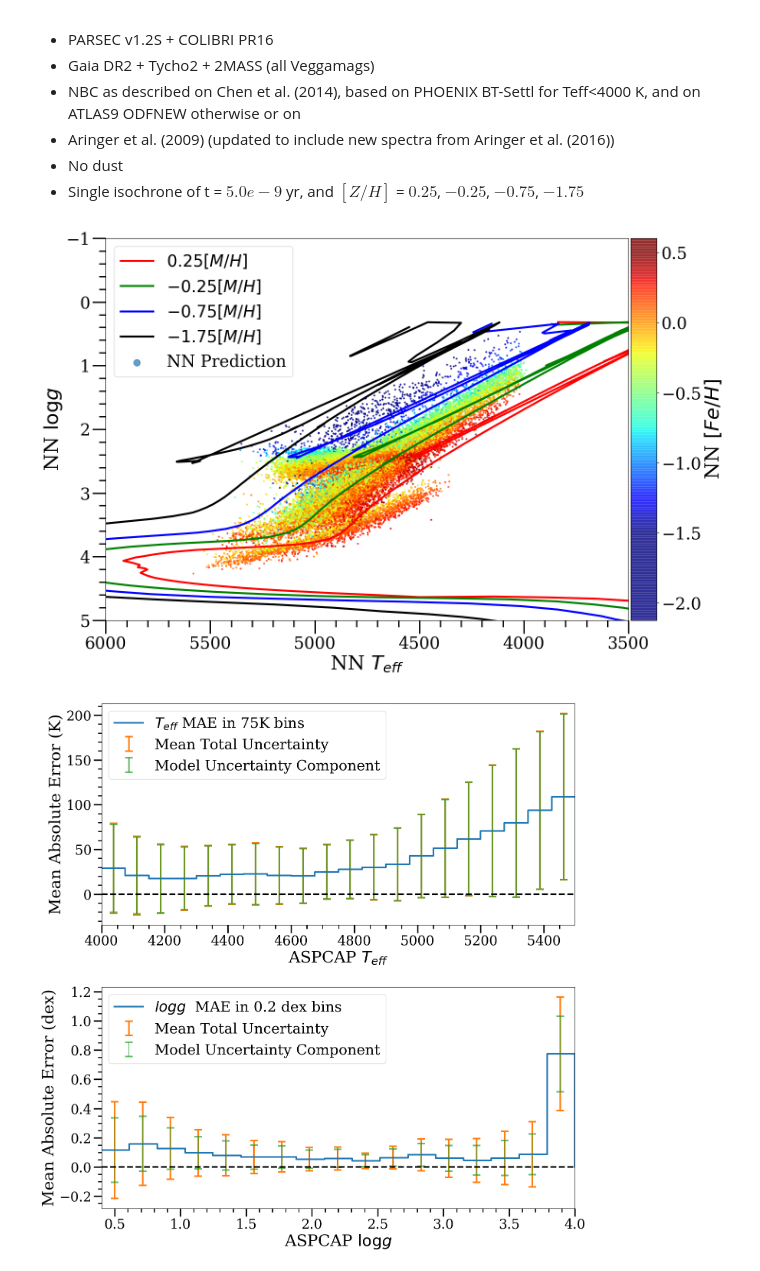
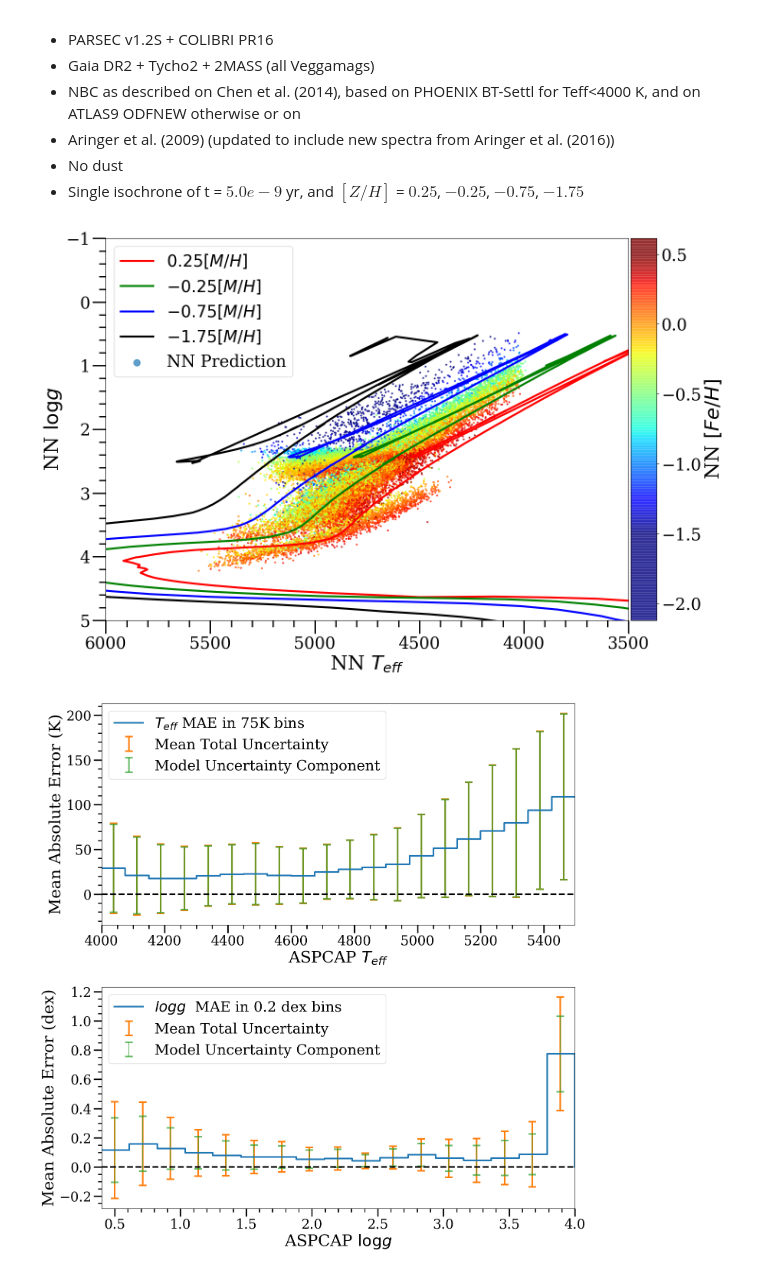
Before and after one commit to henrysky/astroNN_spectra_paper_figures, a Jupyter notebook: Inference_highSNR.ipynb, the cells around one changed output. Cells and saved outputs as stored; diff of their text form; code cells hidden in the pictures.

Commit message:
make isochrone plot looks better

```diff
--- a/Inference_highSNR.ipynb
+++ b/Inference_highSNR.ipynb
@@ -56,56 +56,56 @@ plt.rc('font',**{'family': 'serif', 'weight':'medium', 'size':20})
 data_p025 = astropy.io.ascii.read('isochrones\z_p025.dat')
 teff_isochrone_p025 = 10 ** data_p025['col6']
 logg_isochrone_p025 = data_p025['col7']
-good_idx_p025 = [(logg_isochrone_p025 > 0.3) & (teff_isochrone_p025 < 6200)]
+good_idx_p025 = [(logg_isochrone_p025 > 0.5) & (teff_isochrone_p025 < 6200)]
 
 # load -0.25Z
 data_n025 = astropy.io.ascii.read('isochrones\z_n025.dat')
 teff_isochrone_n025 = 10 ** data_n025['col6']
 logg_isochrone_n025 = data_n025['col7']
-good_idx_n025 = [(logg_isochrone_n025 > 0.3) & (teff_isochrone_n025 < 6200)]
+good_idx_n025 = [(logg_isochrone_n025 > 0.5) & (teff_isochrone_n025 < 6200)]
 
 # load -0.75Z
 data_n075 = astropy.io.ascii.read('isochrones\z_n075.dat')
 teff_isochrone_n075 = 10 ** data_n075['col6']
 logg_isochrone_n075 = data_n075['col7']
-good_idx_n075 = [(logg_isochrone_n075 > 0.3) & (teff_isochrone_n075 < 6200)]
+good_idx_n075 = [(logg_isochrone_n075 > 0.5) & (teff_isochrone_n075 < 6200)]
 
 # load -1.75Z
 data_n175 = astropy.io.ascii.read('isochrones\z_n175.dat')
 teff_isochrone_n175 = 10 ** data_n175['col6']
 logg_isochrone_n175 = data_n175['col7']
-good_idx_n175 = [(logg_isochrone_n175 > 0.3) & (teff_isochrone_n175 < 6200)]
+good_idx_n175 = [(logg_isochrone_n175 > 0.5) & (teff_isochrone_n175 < 6200)]
 
 fig = plt.figure(figsize=(15,10), dpi=100)
 ax = plt.gca()
 plt.scatter(pred[:,0], pred[:,1], s=4., c=pred[:,19], label=f'NN Prediction', alpha=0.7, cmap='jet')
 plt.plot(teff_isochrone_p025[good_idx_p025], logg_isochrone_p025[good_idx_p025], lw=3., c='r', label=r'$0.25 [M/H]$')
 plt.plot(teff_isochrone_n025[good_idx_n025], logg_isochrone_n025[good_idx_n025], lw=3., c='g', label=r'$-0.25 [M/H]$')
 plt.plot(teff_isochrone_n075[good_idx_n075], logg_isochrone_n075[good_idx_n075], lw=3., c='b', label=r'$-0.75 [M/H]$')
 plt.plot(teff_isochrone_n175[good_idx_n175], logg_isochrone_n175[good_idx_n175], lw=3., c='k', label=r'$-1.75 [M/H]$')
 plt.xlabel('NN ' +"$T_{eff}$", fontsize=30)
 plt.ylabel('NN '+'$\log{g}$', fontsize=30)
 plt.xlim((3500., 6000.))
 plt.ylim((-1., 5.))
 plt.legend(loc='best', fontsize=25, markerscale=5)
 plt.minorticks_on()
 plt.tick_params(labelsize=25, width=2, length=20, which='major')
 plt.tick_params(width=2, length=10, which='minor')
 ax.invert_xaxis()
 ax.invert_yaxis()
 #colorbar
 divider = make_axes_locatable(ax)
 cax = divider.append_axes("right", size="5%", pad=0.05)
 cbar = plt.colorbar(cax=cax)
 cbar.set_clim(vmin=-1.5, vmax=0.5)
 cbar.ax.tick_params(labelsize=25)
 cbar.set_label("NN "+"$[Fe/H]$", size=30)
 
 plt.tight_layout()
 plt.savefig('logg_teff_fe_isochrones.png')
 plt.show()
 # %% [output]
-[figure, old version]
+[figure, new version]
 # %%
 %matplotlib inline
 import pylab as plt
```
Also changed, not shown: parts of 1 cell of this notebook.
